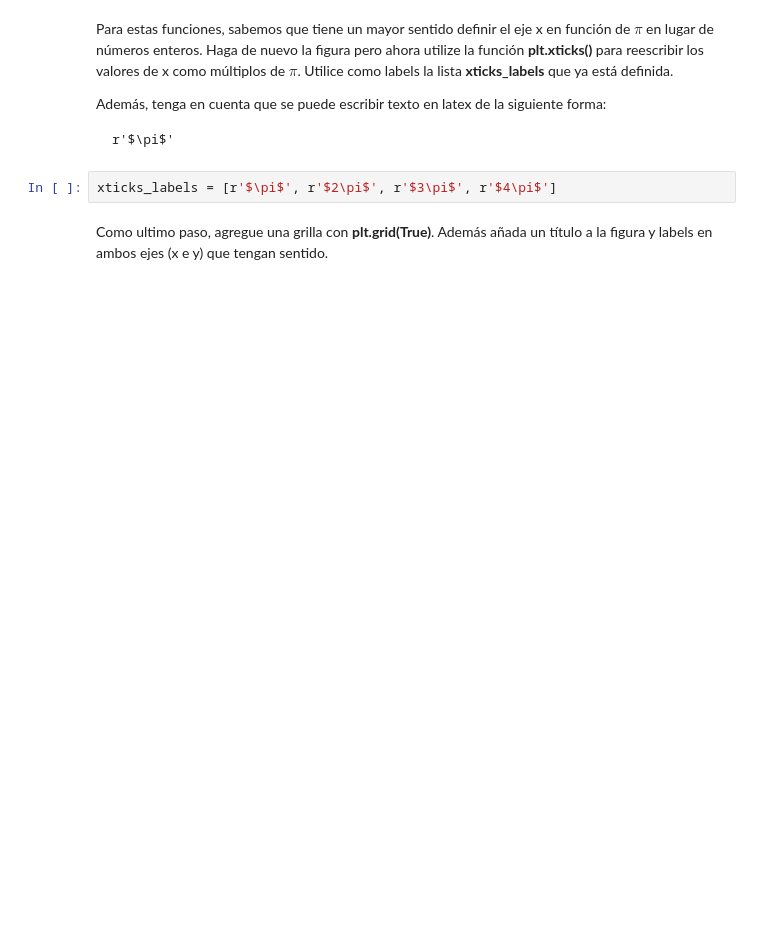
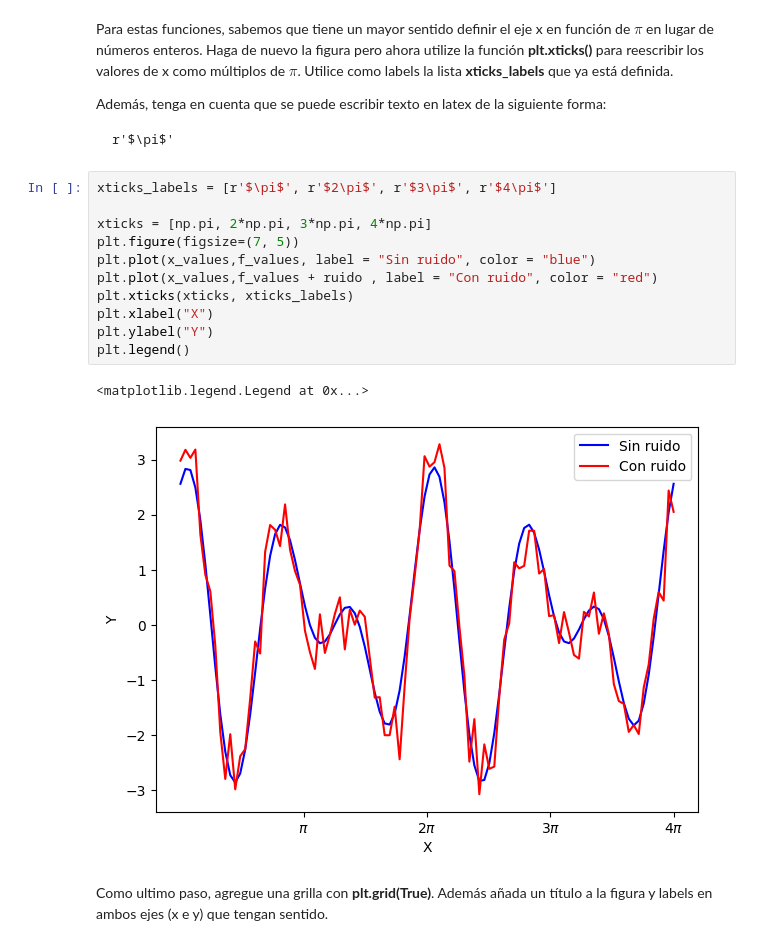
Before and after one commit to Cristobal-Gomez/Tarea-1, a Jupyter notebook: Tarea_1.ipynb, the cells around one changed output. Saved outputs shown, nothing was run; the diff lists cells and outputs as text; blank space fills up the shorter version.

````diff
--- a/Tarea_1.ipynb
+++ b/Tarea_1.ipynb
@@ -299,7 +400,19 @@ Además, tenga en cuenta que se puede escribir texto en latex de la siguiente fo
 ```
 r'$\pi$'
 ```
-# %%
-xticks_labels = [r'$\pi$', r'$2\pi$', r'$3\pi$', r'$4\pi$']
+# %%
+xticks_labels = [r'$\pi$', r'$2\pi$', r'$3\pi$', r'$4\pi$']
+
+xticks = [np.pi, 2*np.pi, 3*np.pi, 4*np.pi]
+plt.figure(figsize=(7, 5))
+plt.plot(x_values,f_values, label = "Sin ruido", color = "blue")
+plt.plot(x_values,f_values + ruido , label = "Con ruido", color = "red")
+plt.xticks(xticks, xticks_labels)
+plt.xlabel("X")
+plt.ylabel("Y")
+plt.legend()
+# %% [output]
+<matplotlib.legend.Legend at 0x...>
+[figure, added]
 # %% [markdown]
 Como ultimo paso, agregue una grilla con **plt.grid(True)**. Además añada un título a la figura y labels en ambos ejes (x e y) que tengan sentido.
````
Also changed, not shown: parts of 21 cells of this notebook.
